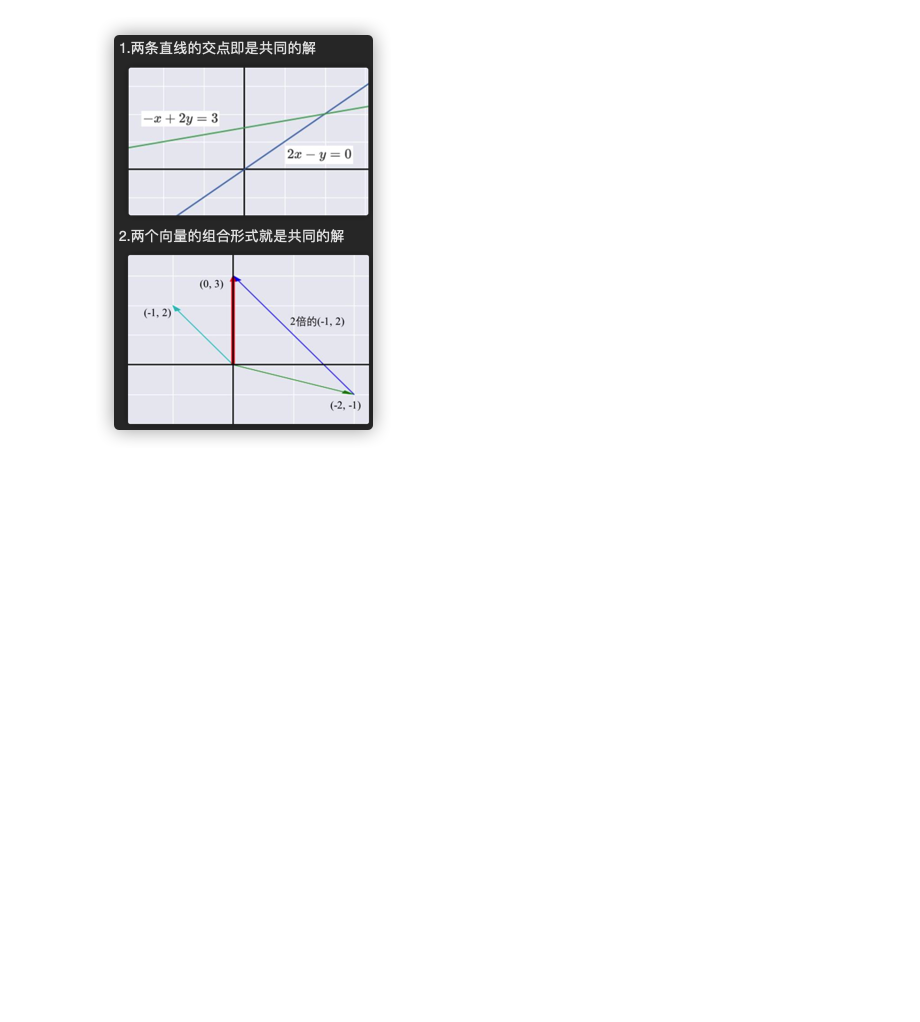
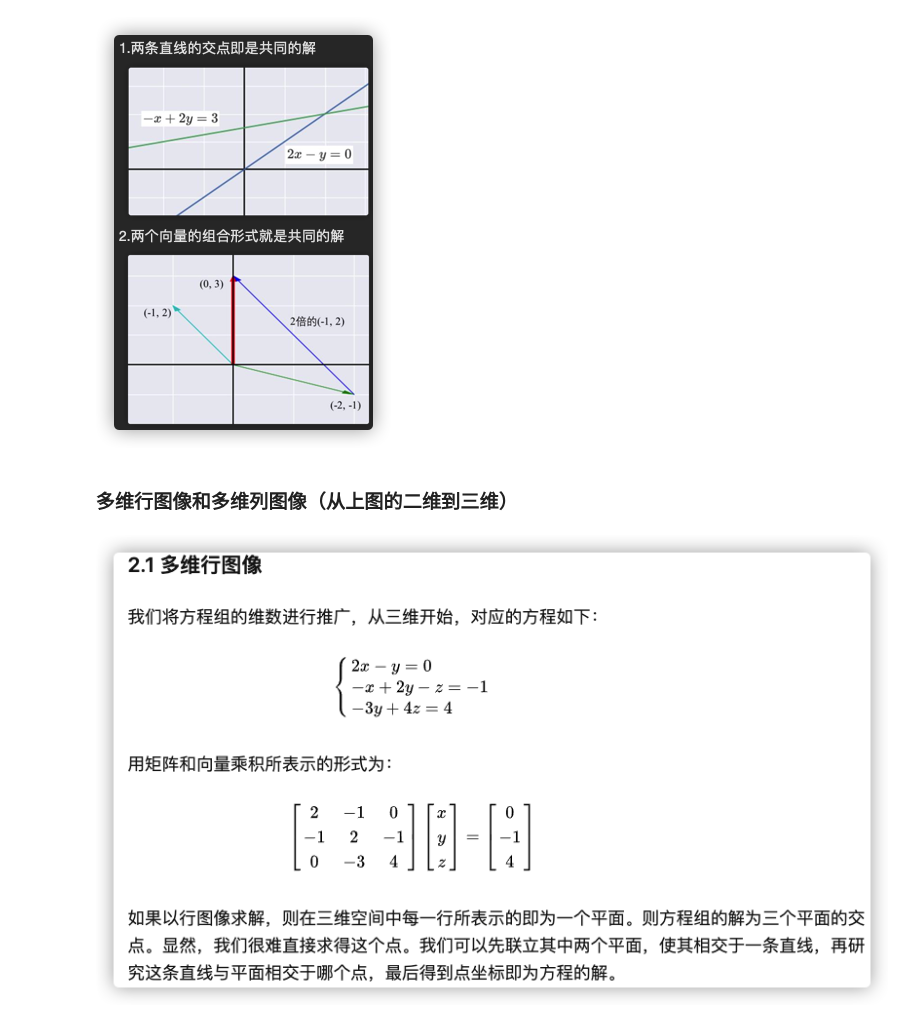
Before and after one commit to paxton615/Notes, a Jupyter notebook: Linear_Algebra_Charpter_3.ipynb, the cells around one changed output. Saved outputs shown, nothing was run; the diff lists cells and outputs as text; code cells hidden in the pictures; blank space fills up the shorter version.

```diff
--- a/Linear_Algebra_Charpter_3.ipynb
+++ b/Linear_Algebra_Charpter_3.ipynb
@@ -32,3 +32,9 @@ https://zhuanlan.zhihu.com/p/43759544  MIT线数笔记1\
 Image(filename='/Users/paxton615/Github_Personal/Notes/Notes/pics/linear_algebra/3.1a.png')
 # %% [output]
 [figure]
+# %% [markdown]
+### 多维行图像和多维列图像（从上图的二维到三维）
+# %%
+Image(filename='/Users/paxton615/Github_Personal/Notes/Notes/pics/linear_algebra/3.1b.png')
+# %% [output]
+[figure, added]
```
Also changed, not shown: parts of 1 cell of this notebook, 1 other file.
